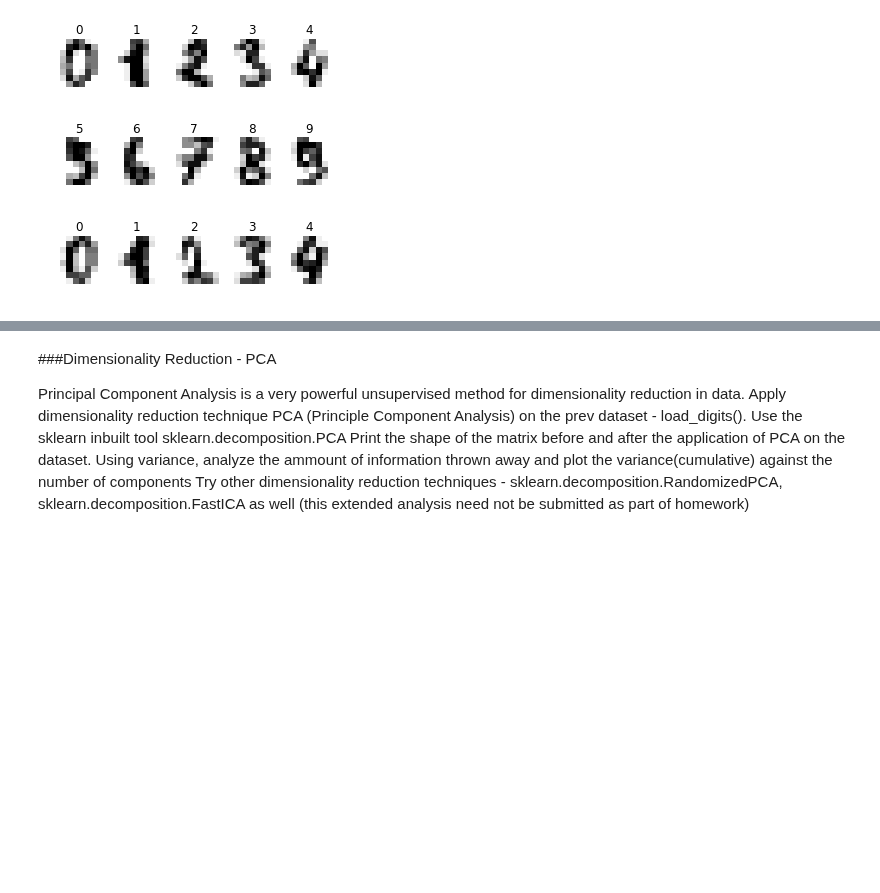
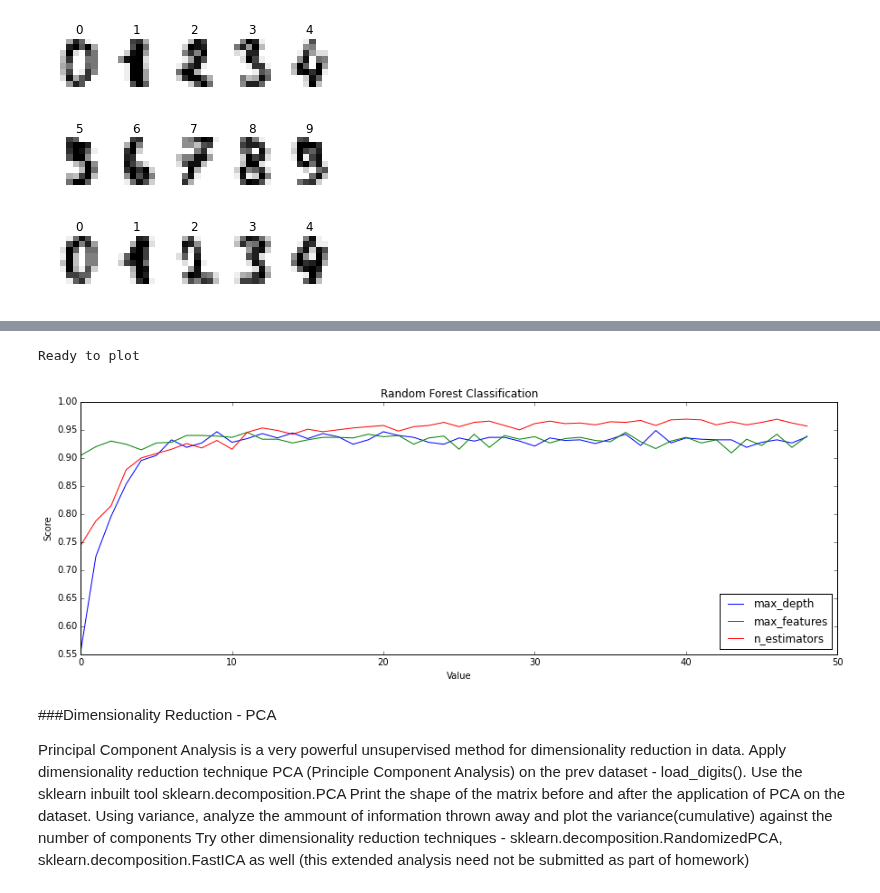
Before and after one commit to snazrul1/ssnazrul, a Jupyter notebook: DSE200/day_3_models_and_learning/03_Exercises.ipynb, the cells around one changed output, grey strips where cells are left out. Drawn from its saved outputs; the diff is of its cells as text; code cells hidden in the pictures; blank space fills up the shorter version.

```diff
--- a/DSE200/day_3_models_and_learning/03_Exercises.ipynb
+++ b/DSE200/day_3_models_and_learning/03_Exercises.ipynb
@@ -342,3 +342,81 @@ sigmoid         0.640711902113
+# %%
+#Perform this classification task with sklearn.ensemble.RandomForestClassifier.
+#Write in the markdown below the impact each of the parammeter had on the result
+ #   1. max_depth:
+ #   2. max_features:
+ #   3. n_estimators:
+#Try a few sets of parameters for each model and check the F1 score
+#(sklearn.metrics.f1_score) on your results. Output the best F1 score that you achieve.
+
+def max_depth():
+    max_depth=[]
+    for n in range(1,50):
+        classifier = ensemble.RandomForestClassifier(max_depth=n)
+        classifier.fit(sample_images, sample_target)
+        max_depth.append(classifier.score(valid_images, valid_target))
+    return max_depth
+
+def max_features():
+    max_features=[]
+    for n in range(1,50):
+        classifier = ensemble.RandomForestClassifier(max_features=n)
+        classifier.fit(sample_images, sample_target)
+        max_features.append(classifier.score(valid_images, valid_target))
+    return max_features
+
+def n_estimators():
+    n_estimators=[]
+    for n in range(1,50):
+        classifier = ensemble.RandomForestClassifier(n_estimators=n)
+        classifier.fit(sample_images, sample_target)
+        n_estimators.append(classifier.score(valid_images, valid_target))
+    return n_estimators
+
+#Define variables
+n_samples = len(digits.images)
+x = digits.images.reshape((n_samples, -1))
+y = digits.target
+
+#Create random indices
+sample_index=random.sample(range(len(x)),len(x)/2)
+valid_index=[i for i in range(len(x)) if i not in sample_index]
+
+#Sample and validation images
+sample_images=[x[i] for i in sample_index]
+valid_images=[x[i] for i in valid_index]
+
+#Sample and validation targets
+sample_target=[y[i] for i in sample_index]
+valid_target=[y[i] for i in valid_index]
+
+#Using the Random Tree Classifier
+classifier = ensemble.RandomForestClassifier()
+
+#Fit model with sample data
+classifier.fit(sample_images, sample_target)
+
+#Attempt to predict validation data
+max_depth=max_depth()
+max_features=max_features()
+n_estimators=n_estimators()
+
+print 'Ready to plot'
+# %% [output]
+Ready to plot
+# %%
+#Plot
+f=plt.figure(figsize=(15,5))
+ax=f.add_subplot(111)
+ax.plot(max_depth)
+ax.plot(max_features)
+ax.plot(n_estimators)
+ax.set_xlabel('Value')
+ax.set_ylabel('Score')
+ax.set_title('Random Forest Classification')
+ax.legend(['max_depth','max_features','n_estimators'], loc=0)
+plt.show()
+# %% [output]
+[figure, added]
 # %% [markdown]
 ###Dimensionality Reduction - PCA
 
```
Also changed, not shown: parts of 5 cells of this notebook.
